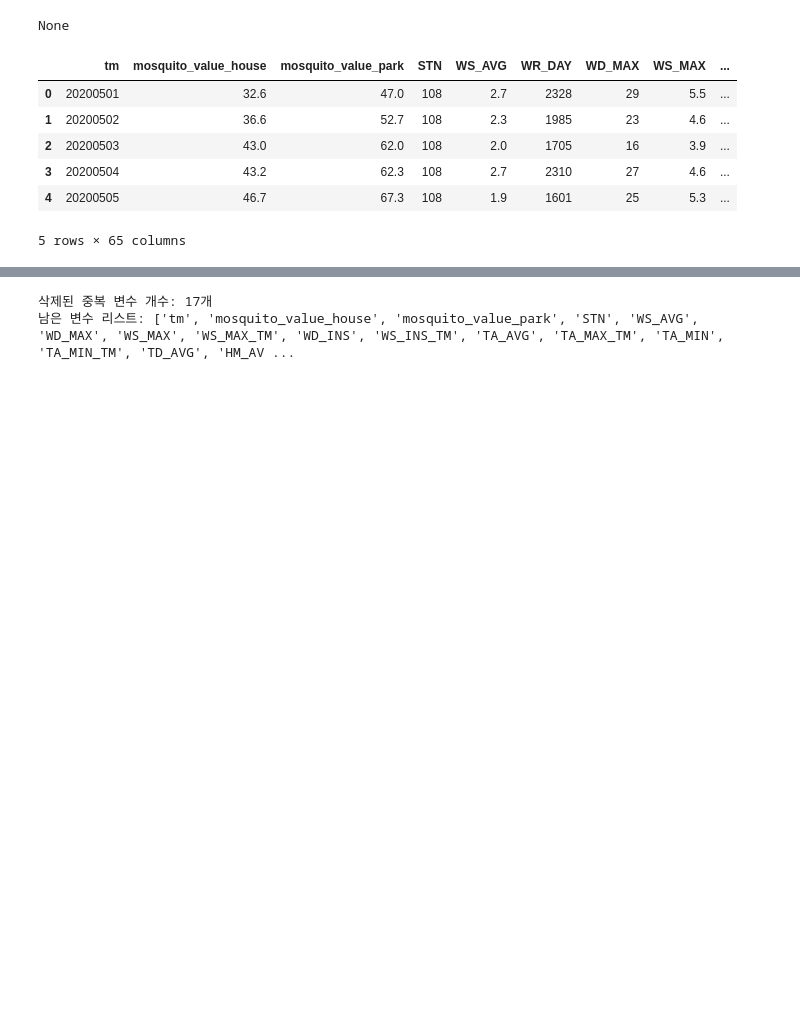
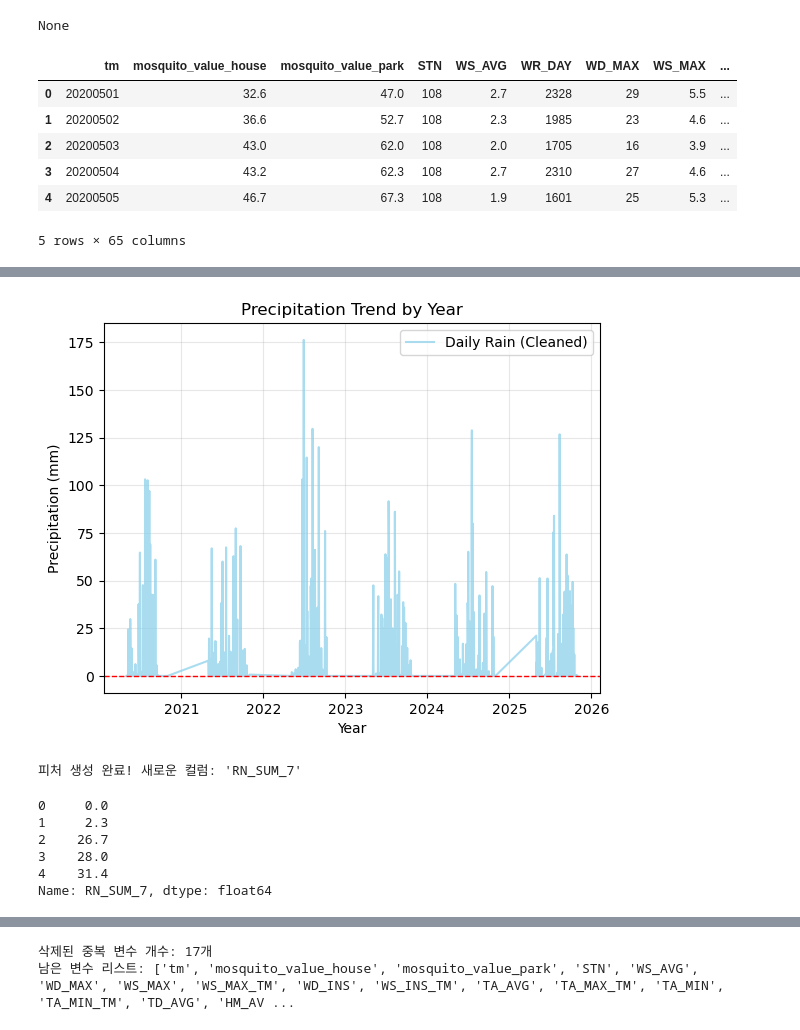
Before and after one commit to choimin1136/mosq-forecast, a Jupyter notebook: EDA.ipynb, the cells around one changed output, grey strips where cells are left out. Cells and saved outputs as stored; diff of their text form; code cells hidden in the pictures; blank space fills up the shorter version.

```diff
--- a/EDA.ipynb
+++ b/EDA.ipynb
@@ -35,0 +109,51 @@ None
+# %%
+import matplotlib.pyplot as plt
+import matplotlib.dates as mdates
+
+# 1. 'tm' 컬럼을 datetime 형식으로 변환
+# final_dataset['tm'] = pd.to_datetime(final_dataset['tm'].astype(str), format='%Y%m%d', errors='coerce')
+
+df_final['RAIN_DAY'] = df_final['RAIN_DAY'].replace(-9.0, 0.0)
+
+plt.plot(df_final['tm'], df_final['RAIN_DAY'], color='skyblue', alpha=0.7, label='Daily Rain (Cleaned)')
+
+# 4. x축 포맷 설정 (연도 단위)
+plt.gca().xaxis.set_major_locator(mdates.YearLocator()) # 연도 단위로 눈금 표시
+plt.gca().xaxis.set_major_formatter(mdates.DateFormatter('%Y')) # 표시 형식을 '2024' 처럼 연도만
+
+# 0 기준선 표시
+plt.axhline(0, color='red', linestyle='--', linewidth=1)
+
+plt.title('Precipitation Trend by Year')
+plt.xlabel('Year')
+plt.ylabel('Precipitation (mm)')
+plt.grid(True, alpha=0.3)
+plt.legend()
+plt.show()
+# %% [output]
+[figure, added]
+# %%
+# 1. 누적 강수량 생성 (7일, 14일)
+df_final['RN_SUM_7'] = df_final['RAIN_DAY'].rolling(window=7).sum()
+# final_dataset['RN_SUM_14'] = final_dataset['RN_DAY'].rolling(window=14).sum()
+
+# 2. [추가 추천] 누적 기온 (적산온도)
+# 유충이 성충이 되기까지 필요한 열에너지를 의미합니다.
+# df['TA_SUM_7'] = df['TA_AVG'].rolling(window=7).sum()
+
+# 4. 결측치 제거
+# Rolling과 Shift로 인해 발생한 앞부분의 NaN 데이터를 제거합니다.
+df_final = df_final.dropna().reset_index(drop=True)
+
+print(f"피처 생성 완료! 새로운 컬럼: 'RN_SUM_7'")
+# %% [output]
+피처 생성 완료! 새로운 컬럼: 'RN_SUM_7'
+# %%
+df_final['RN_SUM_7'].head()
+# %% [output]
+0     0.0
+1     2.3
+2    26.7
+3    28.0
+4    31.4
+Name: RN_SUM_7, dtype: float64
```
Also changed, not shown: parts of 15 cells of this notebook, 3 other files.
